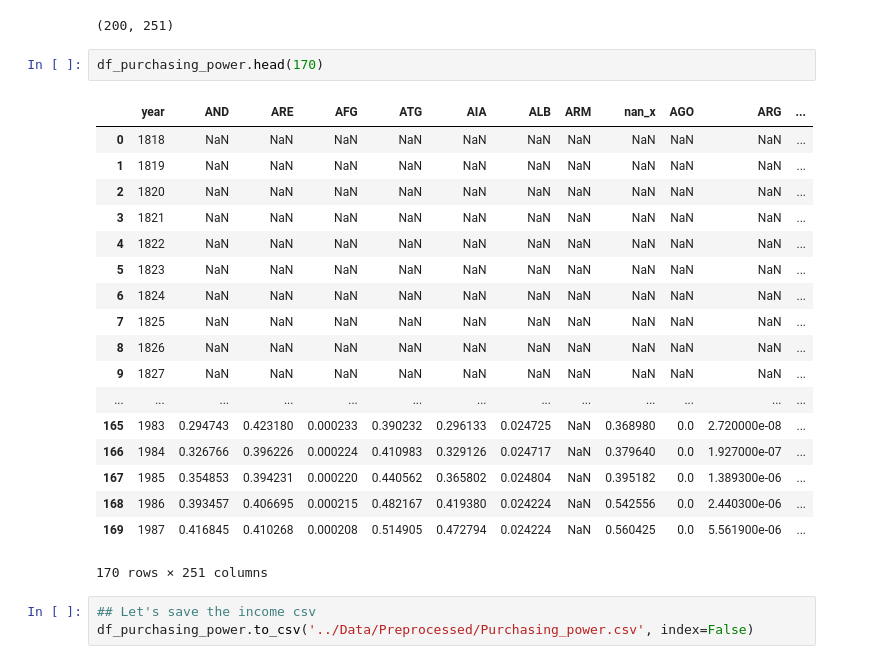
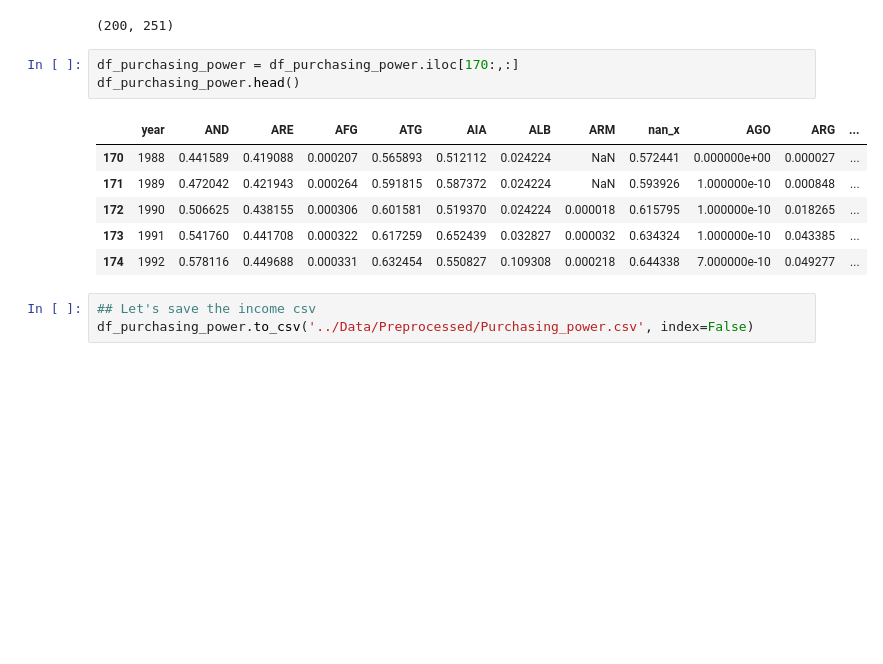
Before and after one commit to kazdaghli/Visualisation-inequalities, a Jupyter notebook: Preprocessing/Preprocessing.ipynb, the cells around one changed output. Cells and saved outputs as stored; diff of their text form; blank space fills up the shorter version.

```diff
--- a/Preprocessing/Preprocessing.ipynb
+++ b/Preprocessing/Preprocessing.ipynb
@@ -266,27 +266,16 @@ df_purchasing_power = df_purchasing_power.sort_values(by=['year'], ascending=Tru
 df_purchasing_power.shape
 # %% [output]
 (200, 251)
-# %%
-df_purchasing_power.head(170)
-# %% [output]
-|  | year | AND | ARE | AFG | ATG | AIA | ALB | ARM | nan_x | AGO | ARG | ... |
-| 0 | 1818 | NaN | NaN | NaN | NaN | NaN | NaN | NaN | NaN | NaN | NaN | ... |
-| 1 | 1819 | NaN | NaN | NaN | NaN | NaN | NaN | NaN | NaN | NaN | NaN | ... |
-| 2 | 1820 | NaN | NaN | NaN | NaN | NaN | NaN | NaN | NaN | NaN | NaN | ... |
-| 3 | 1821 | NaN | NaN | NaN | NaN | NaN | NaN | NaN | NaN | NaN | NaN | ... |
-| 4 | 1822 | NaN | NaN | NaN | NaN | NaN | NaN | NaN | NaN | NaN | NaN | ... |
-| 5 | 1823 | NaN | NaN | NaN | NaN | NaN | NaN | NaN | NaN | NaN | NaN | ... |
-| 6 | 1824 | NaN | NaN | NaN | NaN | NaN | NaN | NaN | NaN | NaN | NaN | ... |
-| 7 | 1825 | NaN | NaN | NaN | NaN | NaN | NaN | NaN | NaN | NaN | NaN | ... |
-| 8 | 1826 | NaN | NaN | NaN | NaN | NaN | NaN | NaN | NaN | NaN | NaN | ... |
-| 9 | 1827 | NaN | NaN | NaN | NaN | NaN | NaN | NaN | NaN | NaN | NaN | ... |
-| ... | ... | ... | ... | ... | ... | ... | ... | ... | ... | ... | ... | ... |
-| 165 | 1983 | 0.294743 | 0.423180 | 0.000233 | 0.390232 | 0.296133 | 0.024725 | NaN | 0.368980 | 0.0 | 2.720000e-08 | ... |
-| 166 | 1984 | 0.326766 | 0.396226 | 0.000224 | 0.410983 | 0.329126 | 0.024717 | NaN | 0.379640 | 0.0 | 1.927000e-07 | ... |
-| 167 | 1985 | 0.354853 | 0.394231 | 0.000220 | 0.440562 | 0.365802 | 0.024804 | NaN | 0.395182 | 0.0 | 1.389300e-06 | ... |
-| 168 | 1986 | 0.393457 | 0.406695 | 0.000215 | 0.482167 | 0.419380 | 0.024224 | NaN | 0.542556 | 0.0 | 2.440300e-06 | ... |
-| 169 | 1987 | 0.416845 | 0.410268 | 0.000208 | 0.514905 | 0.472794 | 0.024224 | NaN | 0.560425 | 0.0 | 5.561900e-06 | ... |
-170 rows × 251 columns
+# %%
+df_purchasing_power = df_purchasing_power.iloc[170:,:]
+df_purchasing_power.head()
+# %% [output]
+|  | year | AND | ARE | AFG | ATG | AIA | ALB | ARM | nan_x | AGO | ARG | ... |
+| 170 | 1988 | 0.441589 | 0.419088 | 0.000207 | 0.565893 | 0.512112 | 0.024224 | NaN | 0.572441 | 0.000000e+00 | 0.000027 | ... |
+| 171 | 1989 | 0.472042 | 0.421943 | 0.000264 | 0.591815 | 0.587372 | 0.024224 | NaN | 0.593926 | 1.000000e-10 | 0.000848 | ... |
+| 172 | 1990 | 0.506625 | 0.438155 | 0.000306 | 0.601581 | 0.519370 | 0.024224 | 0.000018 | 0.615795 | 1.000000e-10 | 0.018265 | ... |
+| 173 | 1991 | 0.541760 | 0.441708 | 0.000322 | 0.617259 | 0.652439 | 0.032827 | 0.000032 | 0.634324 | 1.000000e-10 | 0.043385 | ... |
+| 174 | 1992 | 0.578116 | 0.449688 | 0.000331 | 0.632454 | 0.550827 | 0.109308 | 0.000218 | 0.644338 | 7.000000e-10 | 0.049277 | ... |
 # %%
 ## Let's save the income csv
 df_purchasing_power.to_csv('../Data/Preprocessed/Purchasing_power.csv', index=False)
```
Also changed, not shown: 2 other files.
